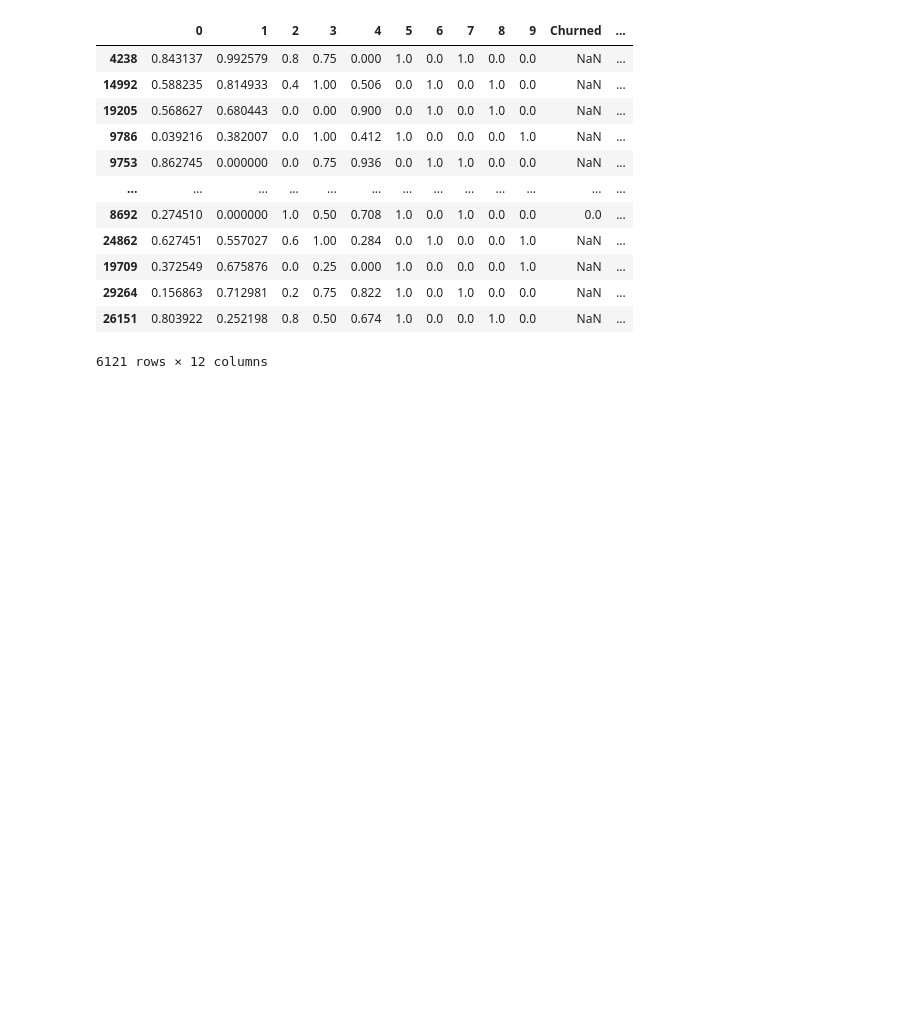
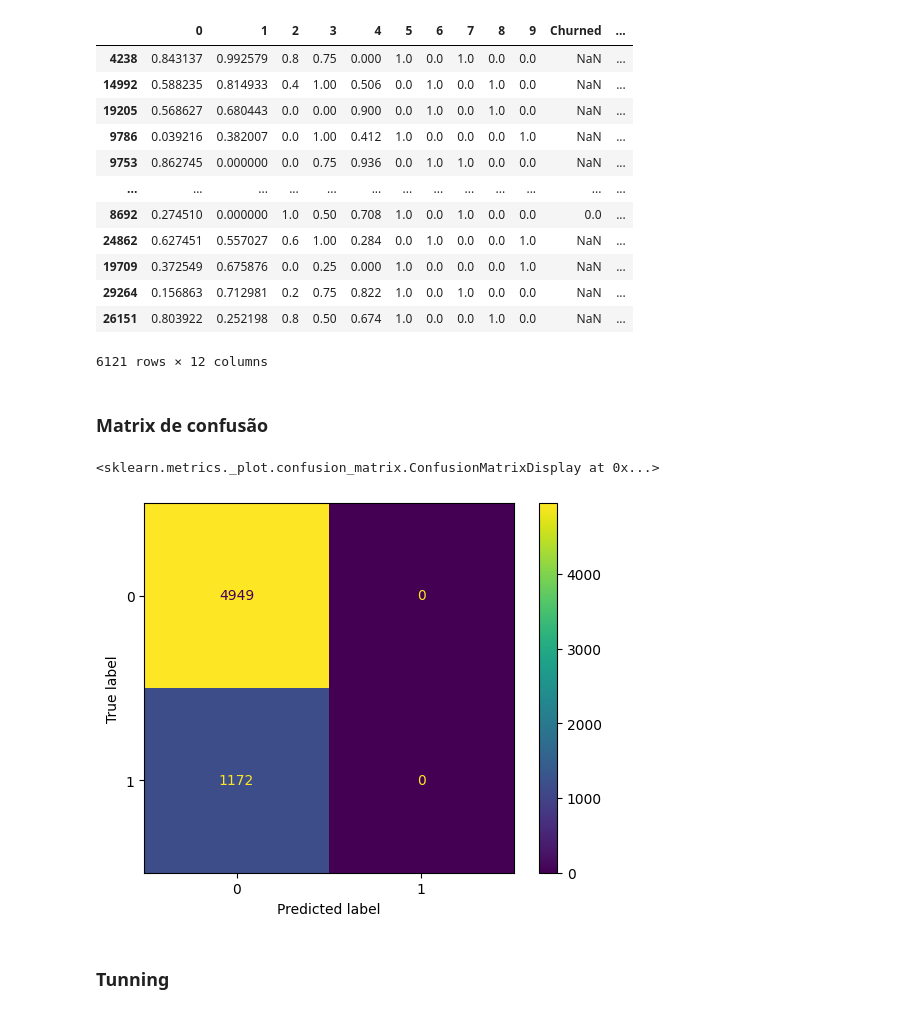
Before and after one commit to GTBelini22/Case_Classsificacao, a Jupyter notebook: Desafio_Previsão_de_Streaminyg_Classificação.ipynb, the cells around one changed output. Cells and saved outputs as stored; diff of their text form; code cells hidden in the pictures; blank space fills up the shorter version.

```diff
--- a/Desafio_Previsão_de_Streaminyg_Classificação.ipynb
+++ b/Desafio_Previsão_de_Streaminyg_Classificação.ipynb
@@ -275,3 +258,19 @@ x_test.assign(Churned = y_test).assign(labels = y_pred_lr_test)
 | 29264 | 0.156863 | 0.712981 | 0.2 | 0.75 | 0.822 | 1.0 | 0.0 | 1.0 | 0.0 | 0.0 | NaN | ... |
 | 26151 | 0.803922 | 0.252198 | 0.8 | 0.50 | 0.674 | 1.0 | 0.0 | 0.0 | 1.0 | 0.0 | NaN | ... |
 6121 rows × 12 columns
+# %% [markdown]
+### Matrix de confusão
+# %%
+cm =  confusion_matrix(y_test, y_pred_lr_test, labels=lr.classes_)
+
+
+disp = ConfusionMatrixDisplay(confusion_matrix=cm, display_labels=lr.classes_)
+
+disp.plot()
+
+# Parece que o modelo não está funcionando de acordo, vamos tentar com o Tunning
+# %% [output]
+<sklearn.metrics._plot.confusion_matrix.ConfusionMatrixDisplay at 0x...>
+[figure, added]
+# %% [markdown]
+### Tunning
```
Also changed, not shown: parts of 10 cells of this notebook.
